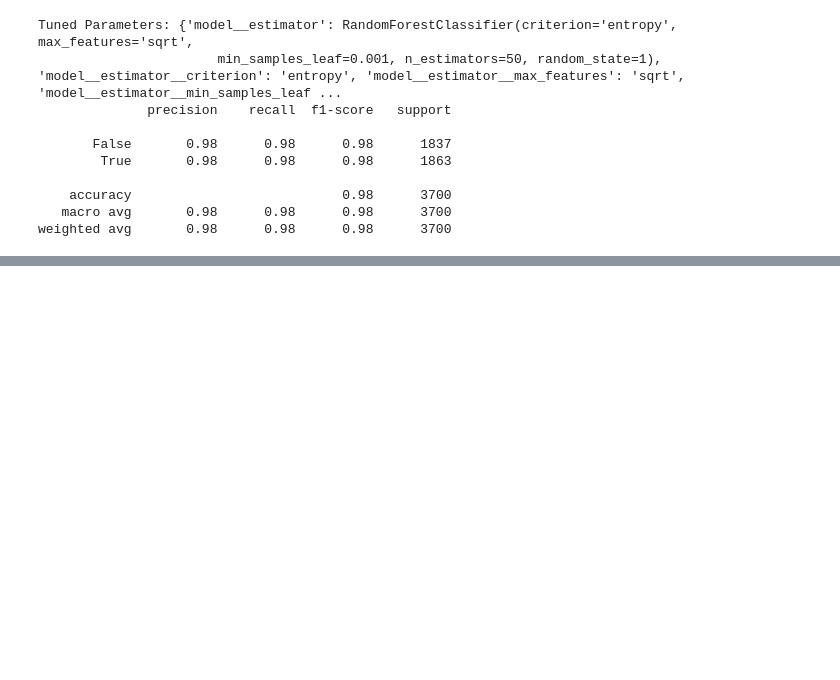
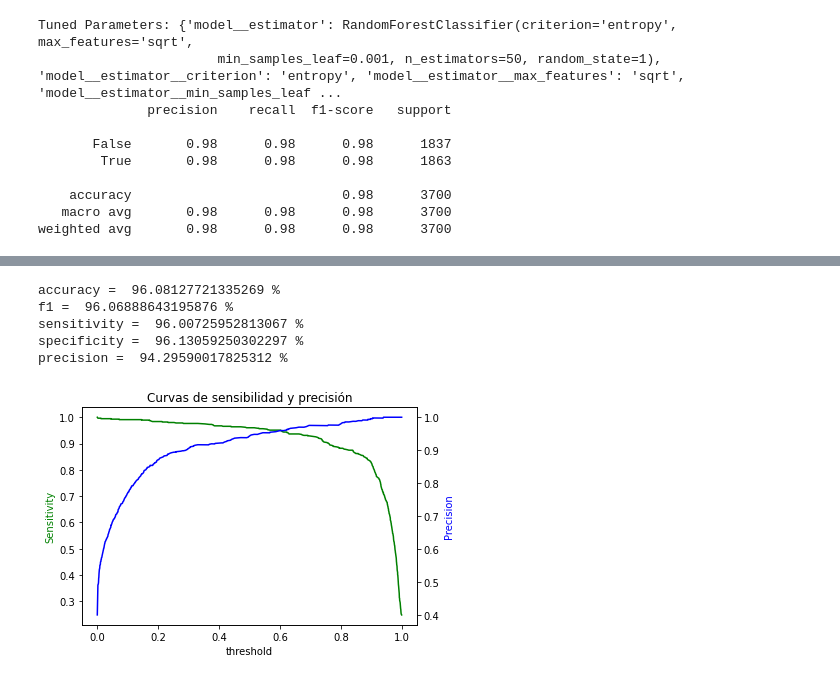
Before and after one commit to josepamplona212620/MELI_CVC_20220719_tech_test, a Jupyter notebook: prueba_técnica_cvc.ipynb, the cells around one changed output, grey strips where cells are left out. Cells and saved outputs as stored; diff of their text form; code cells hidden in the pictures; blank space fills up the shorter version.

```diff
--- a/prueba_técnica_cvc.ipynb
+++ b/prueba_técnica_cvc.ipynb
@@ -233,0 +363,17 @@ Con el fin de evaluar la solución, se nos hace llegar un nuevo dataset (`produc
+# %%
+print('accuracy = ', rf_eval.accuracy*100,'%')
+print('f1 = ', rf_eval.f1*100,'%')
+print('sensitivity = ', rf_eval.sensitivity*100,'%')
+print('specificity = ', rf_eval.specificity*100,'%')
+print('precision = ', rf_eval.precision*100,'%')
+
+# rf_eval.get_ROC_curves()
+# print('\n\n')
+rf_eval.get_precision_sensitivity_curves()
+# %% [output]
+accuracy =  96.08127721335269 %
+f1 =  96.06888643195876 %
+sensitivity =  96.00725952813067 %
+specificity =  96.13059250302297 %
+precision =  94.29590017825312 %
+[figure, added]
```
Also changed, not shown: parts of 50 cells of this notebook, 6 other files.
